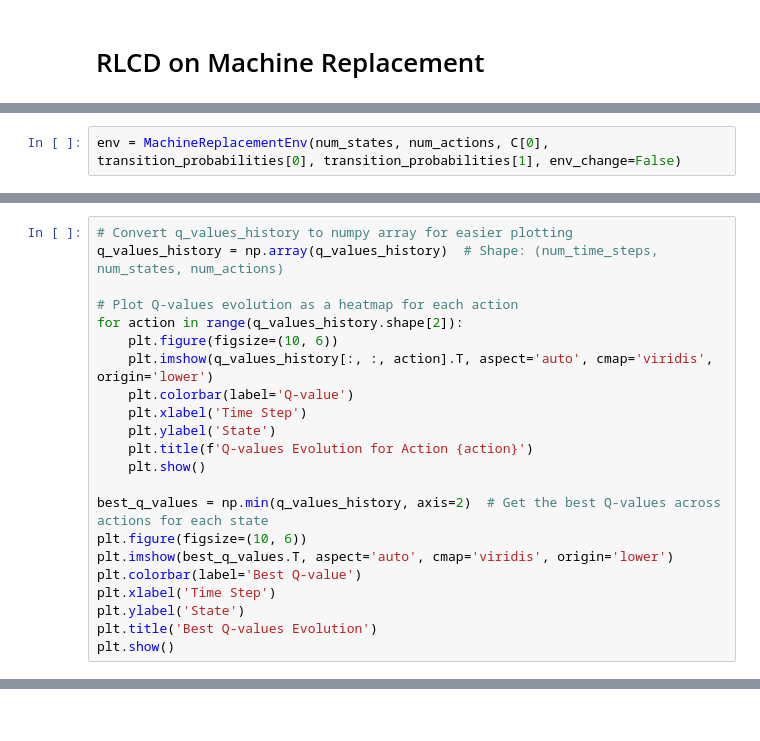
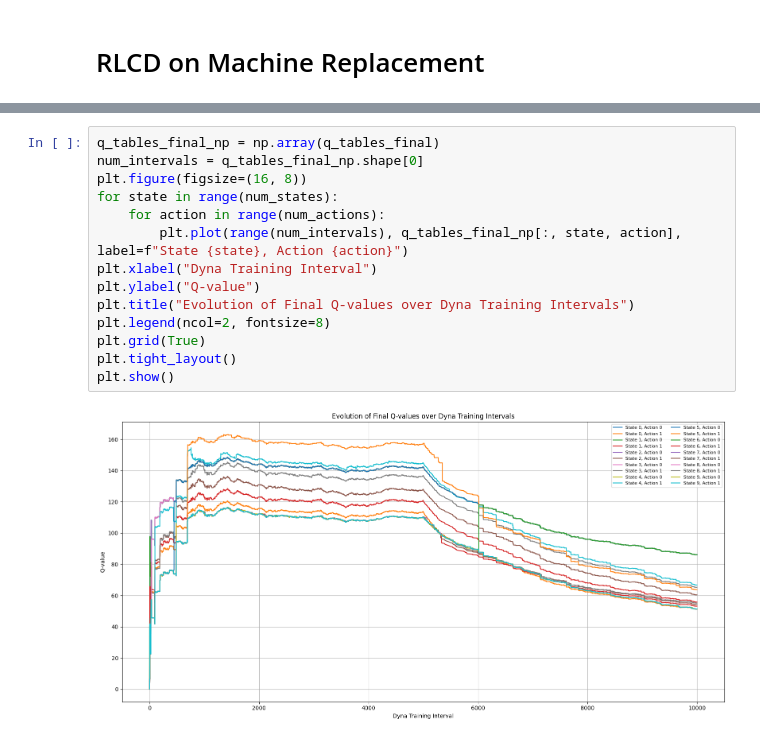
Before and after one commit to s0han24/tabular_rl_methods, a Jupyter notebook: machine_replacement/rlcd_impl.ipynb, the cells around one changed output, grey strips where cells are left out. Cells and saved outputs as stored; diff of their text form.

Commit message:
RLCD, dyna implementations

```diff
--- a/machine_replacement/rlcd_impl.ipynb
+++ b/machine_replacement/rlcd_impl.ipynb
@@ -218,2 +106,0 @@ class MachineReplacementEnv:
-# %%
-env = MachineReplacementEnv(num_states, num_actions, C[0], transition_probabilities[0], transition_probabilities[1], env_change=False)
@@ -271,22 +106,0 @@ for i in tqdm(range(max_restarts)):
-# %%
-# Convert q_values_history to numpy array for easier plotting
-q_values_history = np.array(q_values_history)  # Shape: (num_time_steps, num_states, num_actions)
-
-# Plot Q-values evolution as a heatmap for each action
-for action in range(q_values_history.shape[2]):
-    plt.figure(figsize=(10, 6))
-    plt.imshow(q_values_history[:, :, action].T, aspect='auto', cmap='viridis', origin='lower')
-    plt.colorbar(label='Q-value')
-    plt.xlabel('Time Step')
-    plt.ylabel('State')
-    plt.title(f'Q-values Evolution for Action {action}')
-    plt.show()
-
-best_q_values = np.min(q_values_history, axis=2)  # Get the best Q-values across actions for each state
-plt.figure(figsize=(10, 6))
-plt.imshow(best_q_values.T, aspect='auto', cmap='viridis', origin='lower')
-plt.colorbar(label='Best Q-value')
-plt.xlabel('Time Step')
-plt.ylabel('State')
-plt.title('Best Q-values Evolution')
-plt.show()
@@ -296,0 +377,16 @@ plt.show()
+# %%
+q_tables_final_np = np.array(q_tables_final)
+num_intervals = q_tables_final_np.shape[0]
+plt.figure(figsize=(16, 8))
+for state in range(num_states):
+    for action in range(num_actions):
+        plt.plot(range(num_intervals), q_tables_final_np[:, state, action], label=f"State {state}, Action {action}")
+plt.xlabel("Dyna Training Interval")
+plt.ylabel("Q-value")
+plt.title("Evolution of Final Q-values over Dyna Training Intervals")
+plt.legend(ncol=2, fontsize=8)
+plt.grid(True)
+plt.tight_layout()
+plt.show()
+# %% [output]
+[figure, added]
```
Also changed, not shown: parts of 23 cells of this notebook, 3 other files.
